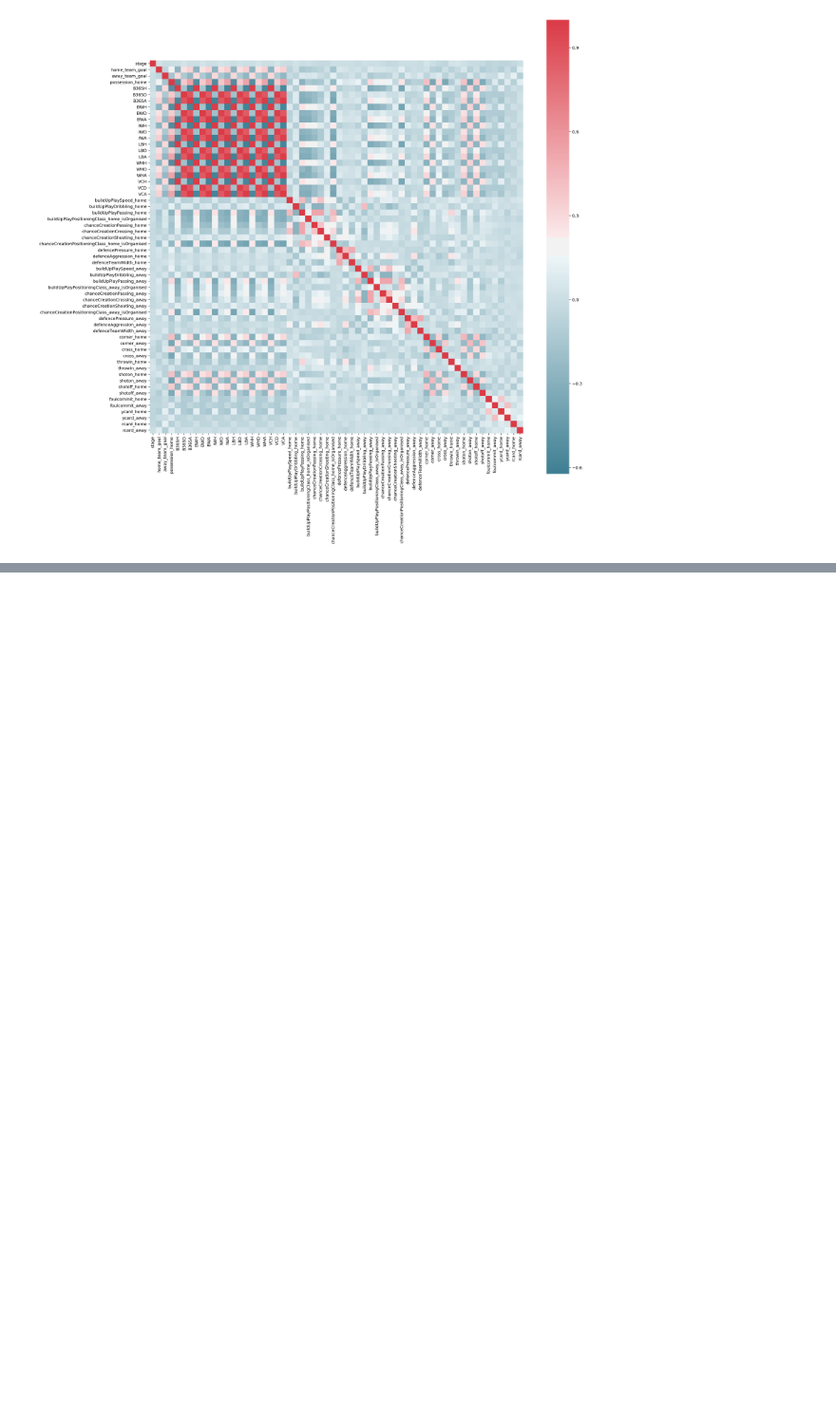
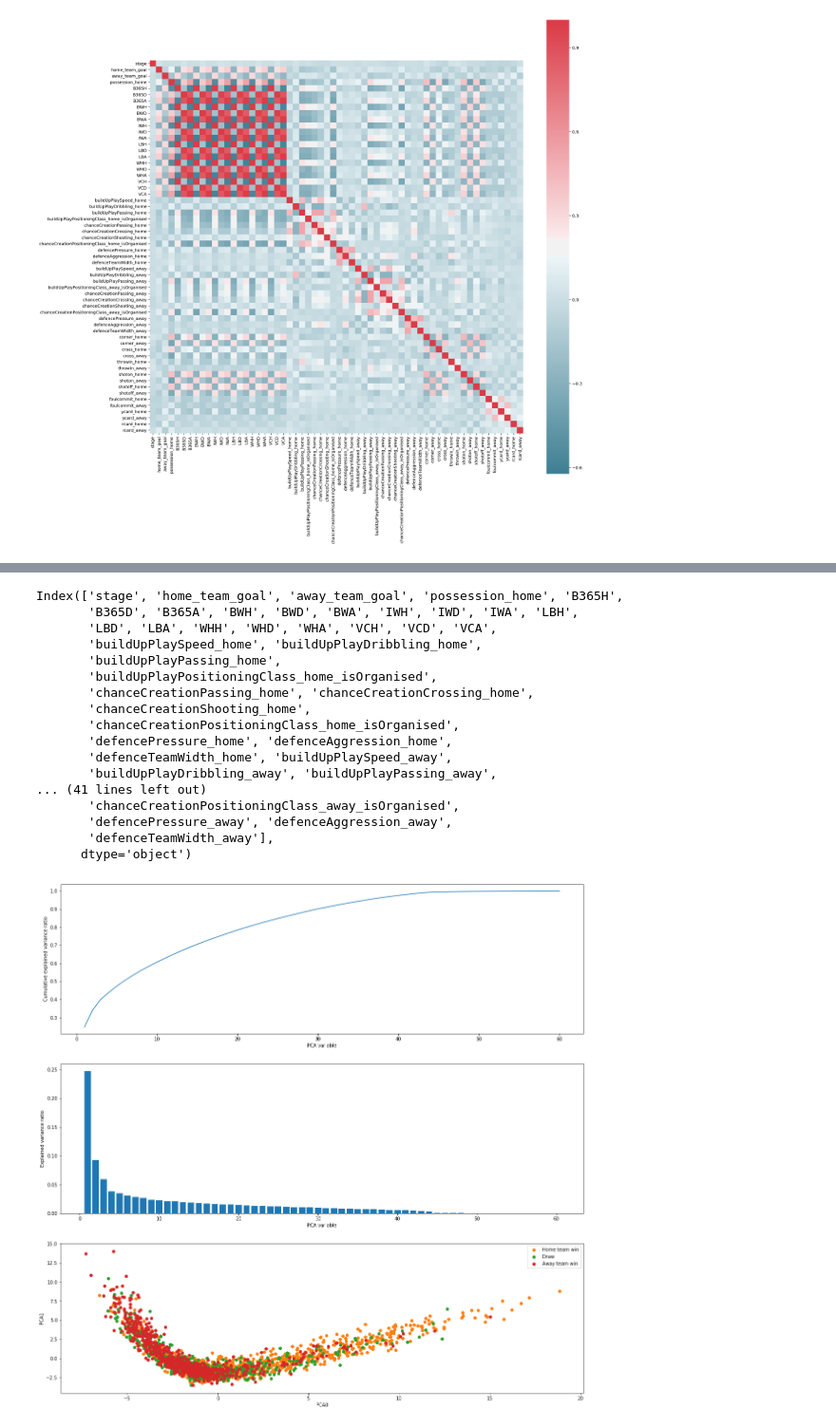
Before and after one commit to ShawnHouCHN/Introduction-to-Machine-Learning-and-Data-Mining-E17, a Jupyter notebook: Project1/Project 1 Notebook.ipynb, the cells around one changed output, grey strips where cells are left out. Shown at 95% size. Drawn from its saved outputs; the diff is of its cells as text; code cells hidden in the pictures; blank space fills up the shorter version.

```diff
--- a/Project1/Project 1 Notebook.ipynb
+++ b/Project1/Project 1 Notebook.ipynb
@@ -158,0 +160,62 @@ sns.pairplot(df_match[['shoton_home','corner_home','home_team_goal','foulcommit_
+# %%
+def do_pca(df):
+    print (df.columns)
+    standardized = (df - df.mean()) / df.std()
+    pca = PCA()
+    pca.fit(standardized)
+    pcavar = np.arange(len(pca.explained_variance_ratio_)) + 1
+    fig, ax = plt.subplots(3, figsize=(20, 20))
+
+    ax[0].plot(pcavar, np.cumsum(pca.explained_variance_ratio_))
+    ax[0].set_xlabel('PCA variable')
+    ax[0].set_ylabel('Cumulative explained variance ratio')
+
+    ax[1].bar(pcavar, pca.explained_variance_ratio_)
+    ax[1].set_xlabel('PCA variable')
+    ax[1].set_ylabel('Explained variance ratio')
+
+    apply_pca = lambda pcanr, indeces: np.einsum('i,ji->j', pca.components_[pcanr], standardized.loc[indeces,:])
+    win  = df_match['home_team_goal'] >  df_match['away_team_goal']
+    draw = df_match['home_team_goal'] == df_match['away_team_goal']
+    lose = df_match['home_team_goal'] <  df_match['away_team_goal']
+    ax[2].scatter(apply_pca(0, win), apply_pca(1, win), c='C1')
+    ax[2].scatter(apply_pca(0, draw), apply_pca(1, draw), c='C2')
+    ax[2].scatter(apply_pca(0, lose), apply_pca(1, lose), c='C3')
+    ax[2].set_xlabel('PCA0')
+    ax[2].set_ylabel('PCA1')
+    ax[2].legend(['Home team win', 'Draw', 'Away team win'])
+
+do_pca(df_match)
+do_pca(df_match.filter(['buildUpPlaySpeed_home', 'buildUpPlayDribbling_home', 'buildUpPlayPassing_home',
+                      'buildUpPlayPositioningClass_home_isOrganised', 'chanceCreationPassing_home',
+                      'chanceCreationCrossing_home', 'chanceCreationShooting_home',
+                      'chanceCreationPositioningClass_home_isOrganised', 'defencePressure_home',
+                      'defenceAggression_home', 'defenceTeamWidth_home', 'buildUpPlaySpeed_away',
+                      'buildUpPlayDribbling_away', 'buildUpPlayPassing_away' ,
+                      'buildUpPlayPositioningClass_away_isOrganised', 'chanceCreationPassing_away',
+                      'chanceCreationCrossing_away', 'chanceCreationShooting_away',
+                      'chanceCreationPositioningClass_away_isOrganised', 'defencePressure_away' ,
+                      'defenceAggression_away', 'defenceTeamWidth_away', 'stage']))
+do_pca(df_match.drop(['home_team_goal', 'away_team_goal', 'possession_home', 'shoton_home', 'shoton_away',
+                      'shotoff_home', 'shotoff_away', 'corner_home', 'corner_away', 'cross_home', 'cross_away',
+                      'foulcommit_home', 'foulcommit_away', 'rcard_home', 'rcard_away', 'ycard_home', 'ycard_away',
+                      'throwin_home', 'throwin_away'], axis=1))
+# %% [output]
+Index(['stage', 'home_team_goal', 'away_team_goal', 'possession_home', 'B365H',
+       'B365D', 'B365A', 'BWH', 'BWD', 'BWA', 'IWH', 'IWD', 'IWA', 'LBH',
+       'LBD', 'LBA', 'WHH', 'WHD', 'WHA', 'VCH', 'VCD', 'VCA',
+       'buildUpPlaySpeed_home', 'buildUpPlayDribbling_home',
+       'buildUpPlayPassing_home',
+       'buildUpPlayPositioningClass_home_isOrganised',
+       'chanceCreationPassing_home', 'chanceCreationCrossing_home',
+       'chanceCreationShooting_home',
+       'chanceCreationPositioningClass_home_isOrganised',
+       'defencePressure_home', 'defenceAggression_home',
+       'defenceTeamWidth_home', 'buildUpPlaySpeed_away',
+       'buildUpPlayDribbling_away', 'buildUpPlayPassing_away',
+... (41 lines left out)
+       'chanceCreationPositioningClass_away_isOrganised',
+       'defencePressure_away', 'defenceAggression_away',
+       'defenceTeamWidth_away'],
+      dtype='object')
+[figure, added]
```
Also changed, not shown: parts of 3 cells of this notebook.
